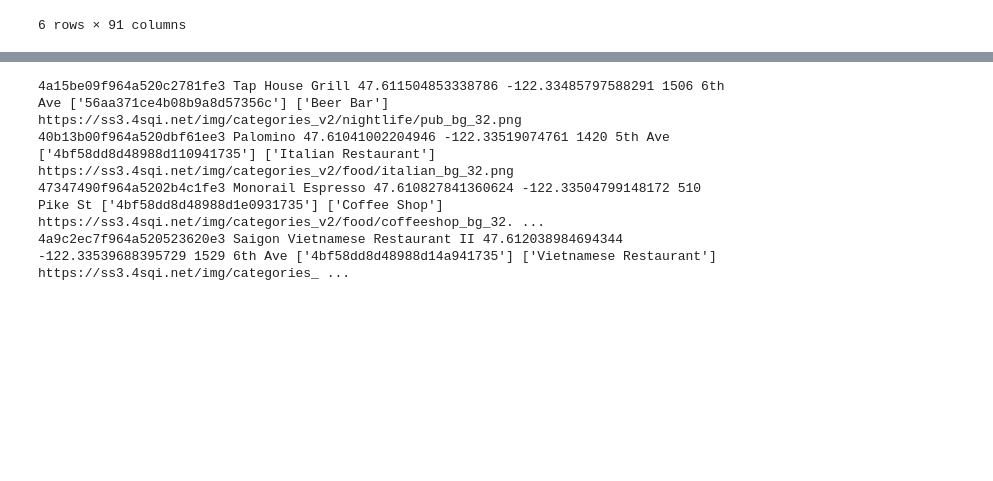
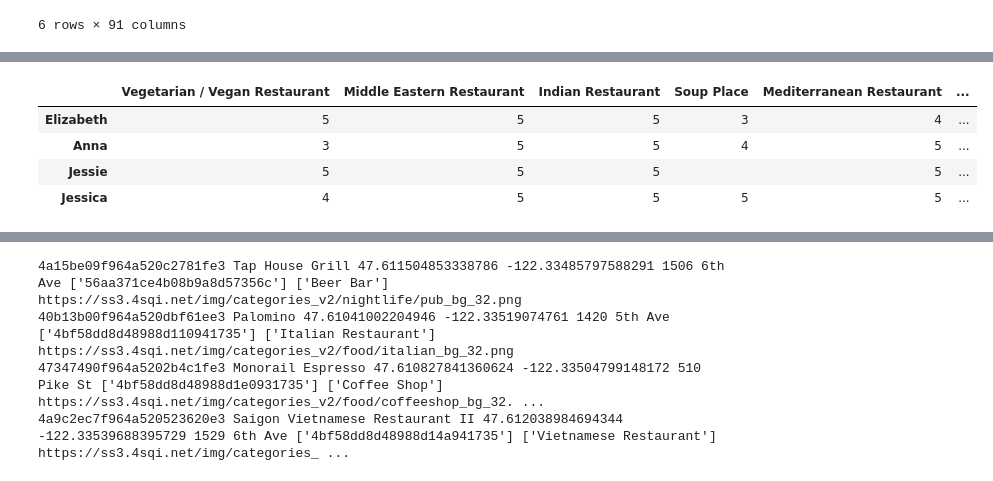
Before and after one commit to Astayonix/BattleOfTheNeighborhoods, a Jupyter notebook: I_Dont_Know_Where_Do_You_Want_to_Eat.ipynb, the cells around one changed output, grey strips where cells are left out. Cells and saved outputs as stored; diff of their text form; code cells hidden in the pictures; blank space fills up the shorter version.

```diff
--- a/I_Dont_Know_Where_Do_You_Want_to_Eat.ipynb
+++ b/I_Dont_Know_Where_Do_You_Want_to_Eat.ipynb
@@ -357,3 +344,35 @@ seattle_map
 # folium.Marker(location=(central_location[0], central_location[1]), popup=f'This is the central location', icon=icon, color='green').add_to(seattle_map)
 # %% [output]
 [interactive output not drawn]
+# %%
+def create_target_users_score_matrix(user_dataframe):
+    '''
+    Creates a matrix of each lunch buddy's cuisine preference score
+    '''
+    pref_list = []
+    prefs_df = user_dataframe[['pref_1', 'pref_2', 'pref_3', 'pref_4', 'pref_5']]
+    for user in user_dataframe.index:
+        for pref in prefs_df.columns:
+            pref_list.append(prefs_df.loc[user, pref])
+
+    pref_set = set(pref_list)
+    pref_list = list(pref_set)
+    user_list = user_dataframe.index.to_list()
+
+    user_pref_score_matrix = pd.DataFrame(columns=pref_list, index=user_list)
+
+    for user in user_list:
+        for pref in pref_list:
+            users_preference = user_category_matrix.loc[user, pref]
+            user_pref_score_matrix.loc[user, pref] = users_preference
+
+    return user_pref_score_matrix
+
+user_score_matrix = create_target_users_score_matrix(buddies_df)
+user_score_matrix
+# %% [output]
+|  | Vegetarian / Vegan Restaurant | Middle Eastern Restaurant | Indian Restaurant | Soup Place | Mediterranean Restaurant | ... |
+| Elizabeth | 5 | 5 | 5 | 3 | 4 | ... |
+| Anna | 3 | 5 | 5 | 4 | 5 | ... |
+| Jessie | 5 | 5 | 5 |  | 5 | ... |
+| Jessica | 4 | 5 | 5 | 5 | 5 | ... |
```
Also changed, not shown: parts of 11 cells of this notebook.
